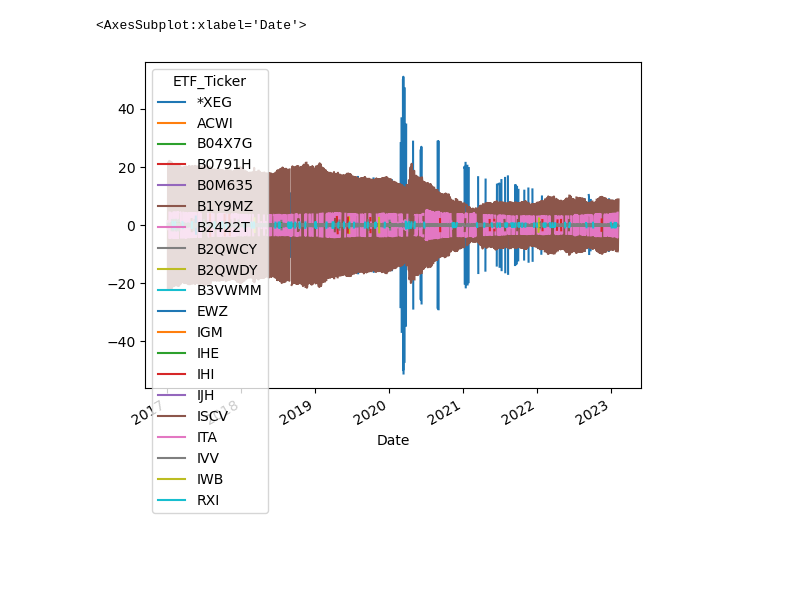
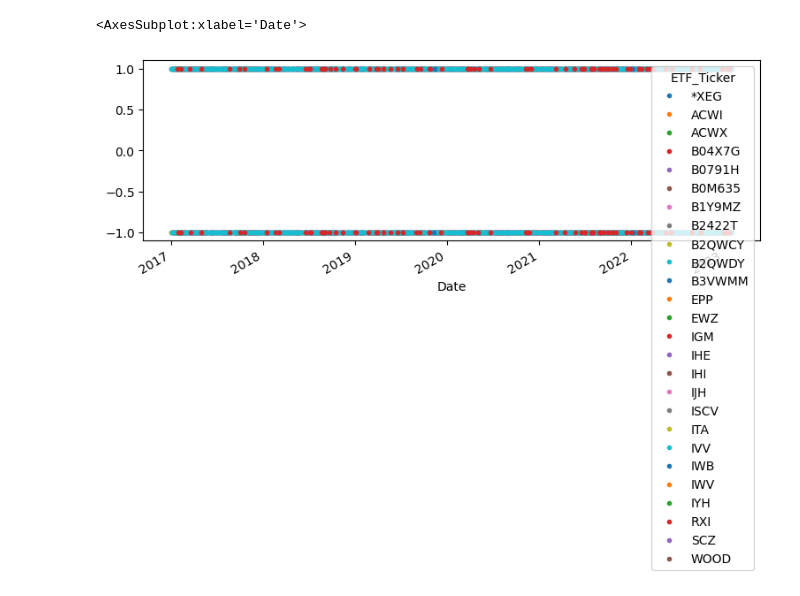
Before and after one commit to DerrickXZY/IAQF_Competition, a Jupyter notebook: pipeline/pipeline.ipynb, the cells around one changed output. Cells and saved outputs as stored; diff of their text form; code cells hidden in the pictures; blank space fills up the shorter version.

```diff
--- a/pipeline/pipeline.ipynb
+++ b/pipeline/pipeline.ipynb
@@ -284,15 +297,21 @@ training_df
 
 pipeline = PairTradingPipeline(price_df)
 pairs = pipeline.select_pairs()
+# %%
+plot_df = trade_df.copy()
+plot_df[plot_df == 0] = None
+plot_df[plot_df > 0] = 1
+plot_df[plot_df < 0] = -1
+plot_df.plot(style='.', figsize=(9, 3))
+# %% [output]
+<AxesSubplot:xlabel='Date'>
+[figure, added]
 # %%
 linear_pred_df = pipeline.predict('linear', pairs,  params = {
-                'pred_period': 'D'
+                'pred_period': 'D',
+                'cost' : 100
             })
 trade_df, pair_trade_df = pipeline.create_signal('most_spread_rtn', linear_pred_df, params= {
-                'holding_period': 1
+                'holding_period': 1,
+                'cost': 100
             })
-df_port = pipeline.generate_portfolio(trade_df)
-trade_df.plot()
-# %% [output]
-<AxesSubplot:xlabel='Date'>
-[figure, removed]
```
Also changed, not shown: parts of 20 cells of this notebook.
